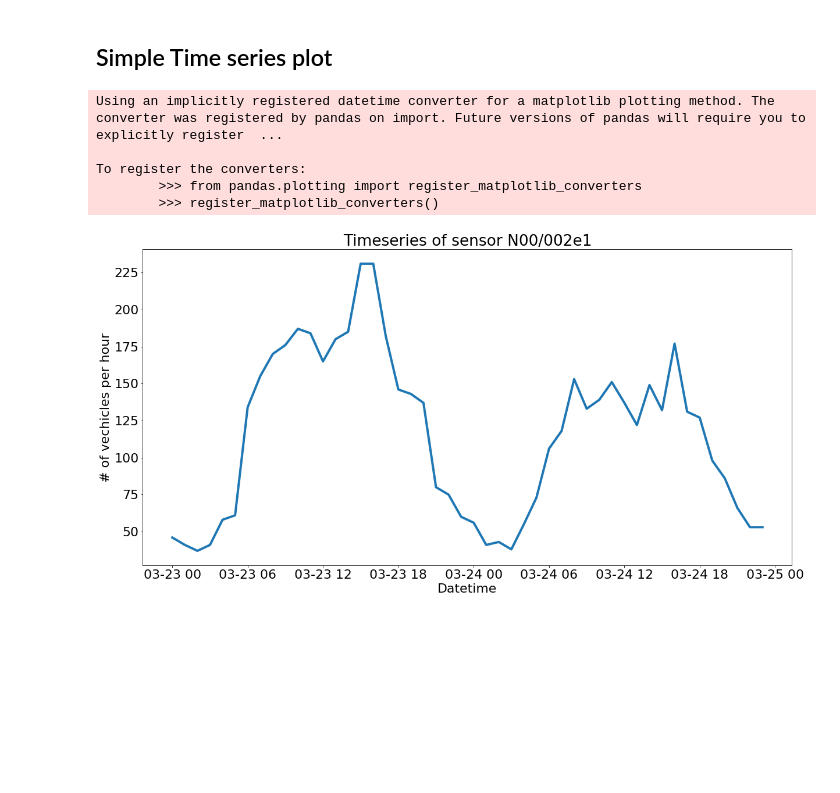
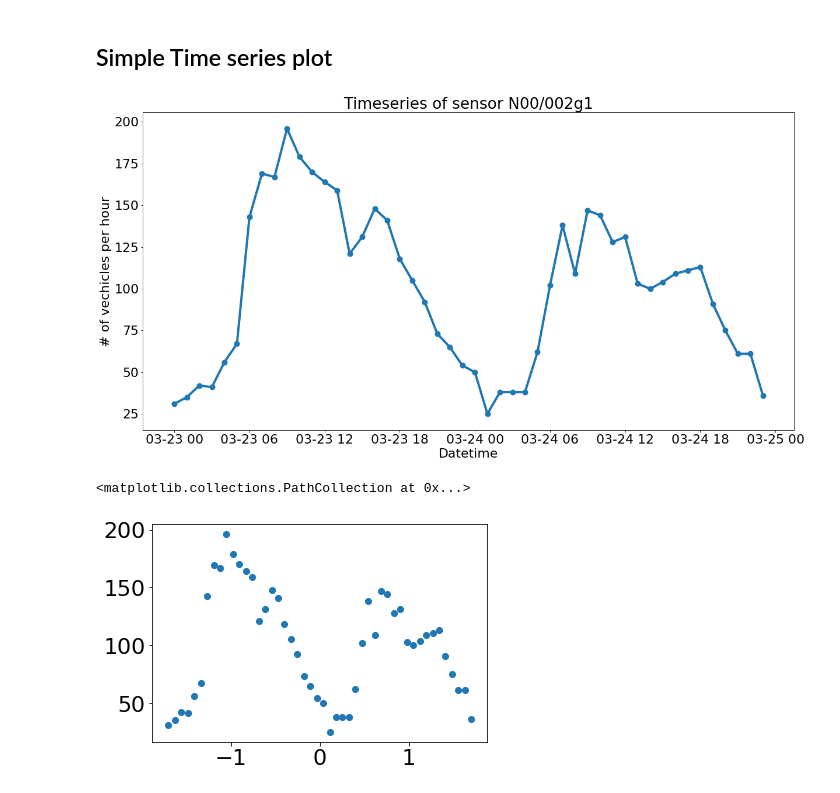
Before and after one commit to alan-turing-institute/clean-air-infrastructure, a Jupyter notebook: containers/labs/scoot_for_modelling.ipynb, the cells around one changed output. Cells and saved outputs as stored; diff of their text form; code cells hidden in the pictures; blank space fills up the shorter version.

Commit message:
add one plot

```diff
--- a/containers/labs/scoot_for_modelling.ipynb
+++ b/containers/labs/scoot_for_modelling.ipynb
@@ -98,17 +98,18 @@ Y_arr = [get_Y(df) for df in scoot_individual_df_arr] # |Number of scoot sensors
 # %%
 plt.rcParams.update({'font.size': 22})
 plt.figure(figsize=(20, 10))
-scoot_id = 0
+scoot_id = 1
 sensor_df = scoot_individual_df_arr[scoot_id]
 plt.plot(sensor_df['measurement_start_utc'], sensor_df['n_vehicles_in_interval'], linewidth=4)
+plt.scatter(sensor_df['measurement_start_utc'], sensor_df['n_vehicles_in_interval'], linewidth=4)
 plt.title('Timeseries of sensor {scoot_id}'.format(scoot_id=scoot_ids[scoot_id]))
 plt.xlabel('Datetime')
 plt.ylabel('# of vechicles per hour')
 plt.show()
 # %% [output]
-Using an implicitly registered datetime converter for a matplotlib plotting method. The converter was registered by pandas on import. Future versions of pandas will require you to explicitly register  ...
-
-To register the converters:
-        >>> from pandas.plotting import register_matplotlib_converters
-        >>> register_matplotlib_converters()
-[figure, old version]
+[figure, new version]
+# %%
+plt.scatter(X_arr[scoot_id][:,0], Y_arr[scoot_id])
+# %% [output]
+<matplotlib.collections.PathCollection at 0x...>
+[figure, added]
```
Also changed, not shown: parts of 2 cells of this notebook.
